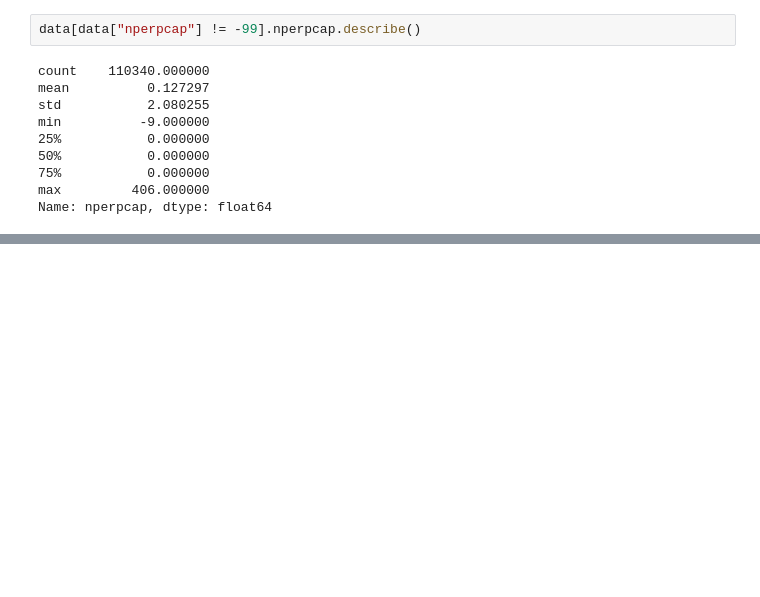
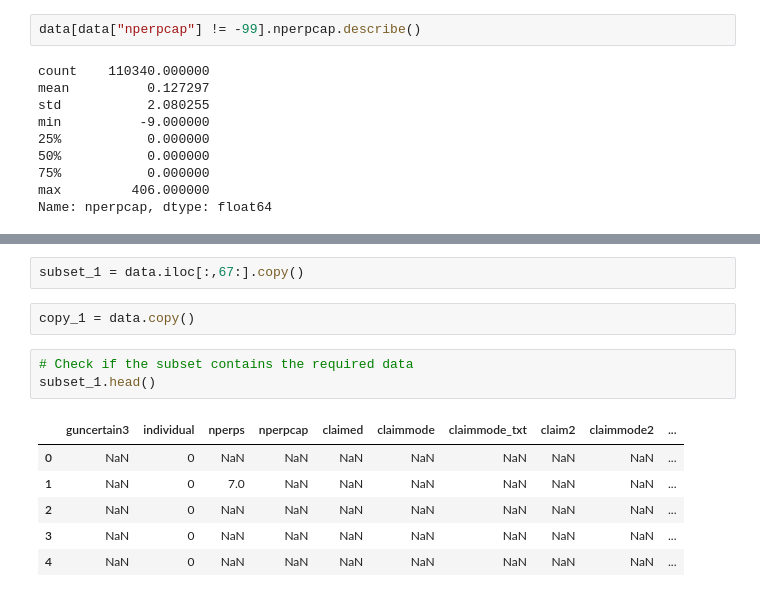
Before and after one commit to Achaad/data-mining-terrorism, a Jupyter notebook: Terrorism project.ipynb, the cells around one changed output, grey strips where cells are left out. Saved outputs shown, nothing was run; the diff lists cells and outputs as text; blank space fills up the shorter version.

```diff
--- a/Terrorism project.ipynb
+++ b/Terrorism project.ipynb
@@ -145,0 +199,14 @@ Name: nperpcap, dtype: float64
+# %%
+subset_1 = data.iloc[:,67:].copy()
+# %%
+copy_1 = data.copy()
+# %%
+# Check if the subset contains the required data
+subset_1.head()
+# %% [output]
+|  | guncertain3 | individual | nperps | nperpcap | claimed | claimmode | claimmode_txt | claim2 | claimmode2 | ... |
+| 0 | NaN | 0 | NaN | NaN | NaN | NaN | NaN | NaN | NaN | ... |
+| 1 | NaN | 0 | 7.0 | NaN | NaN | NaN | NaN | NaN | NaN | ... |
+| 2 | NaN | 0 | NaN | NaN | NaN | NaN | NaN | NaN | NaN | ... |
+| 3 | NaN | 0 | NaN | NaN | NaN | NaN | NaN | NaN | NaN | ... |
+| 4 | NaN | 0 | NaN | NaN | NaN | NaN | NaN | NaN | NaN | ... |
```
Also changed, not shown: parts of 74 cells of this notebook.
